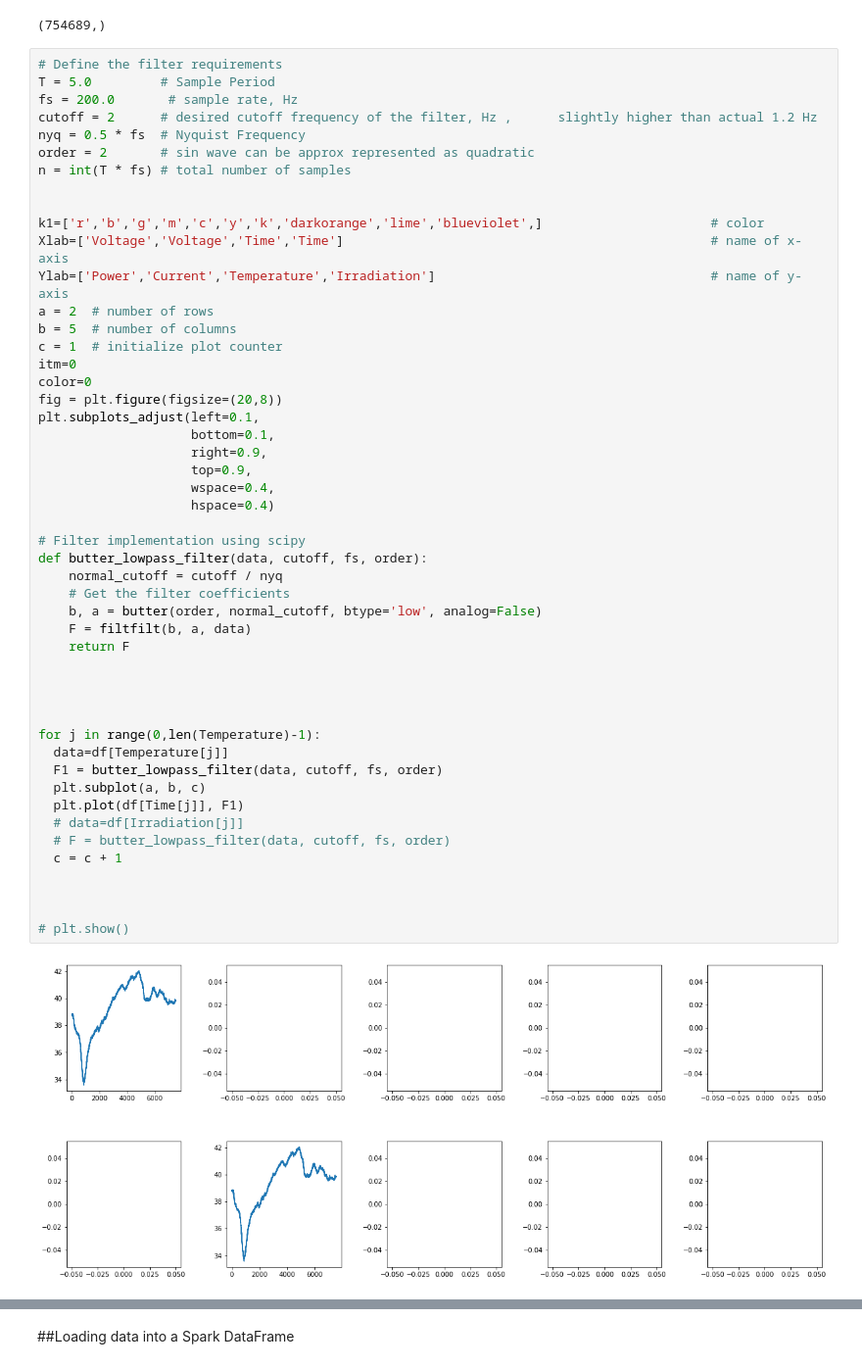
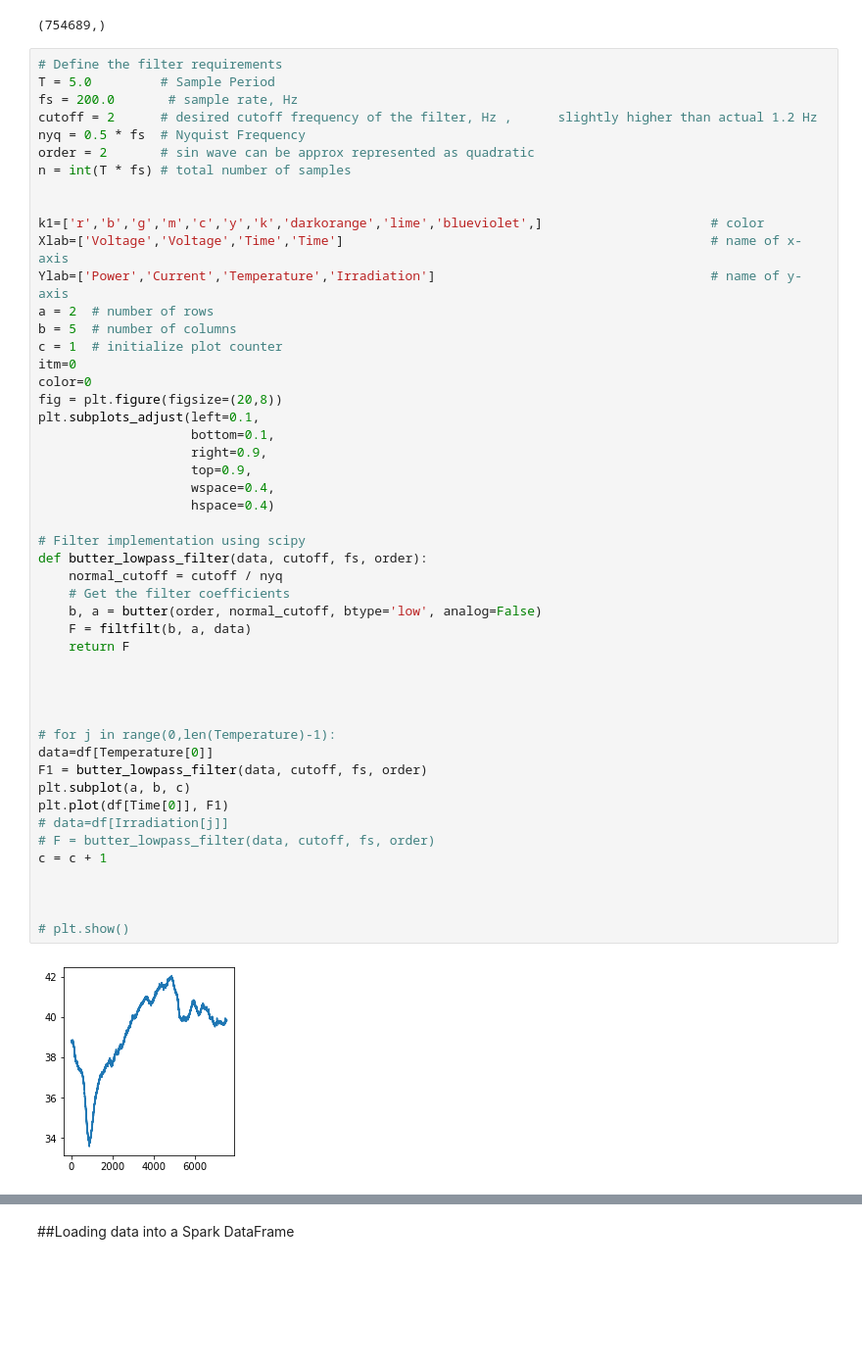
Before and after one commit to Mohamed-derbeli/ML-for-maximum-power-point-tracking-prediction-in-PV-system, a Jupyter notebook: ML_for_MPPT_prediction_in_PV_system.ipynb, the cells around one changed output, grey strips where cells are left out. Shown at 98% size. Saved outputs shown, nothing was run; the diff lists cells and outputs as text; blank space fills up the shorter version.

```diff
--- a/ML_for_MPPT_prediction_in_PV_system.ipynb
+++ b/ML_for_MPPT_prediction_in_PV_system.ipynb
@@ -265,39 +265,39 @@ Xlab=['Voltage','Voltage','Time','Time']
 Ylab=['Power','Current','Temperature','Irradiation']                                    # name of y-axis
 a = 2  # number of rows
 b = 5  # number of columns
 c = 1  # initialize plot counter
 itm=0
 color=0
 fig = plt.figure(figsize=(20,8))
 plt.subplots_adjust(left=0.1,
                     bottom=0.1,
                     right=0.9,
                     top=0.9,
                     wspace=0.4,
                     hspace=0.4)
 
 # Filter implementation using scipy
 def butter_lowpass_filter(data, cutoff, fs, order):
     normal_cutoff = cutoff / nyq
     # Get the filter coefficients
     b, a = butter(order, normal_cutoff, btype='low', analog=False)
     F = filtfilt(b, a, data)
     return F
 
 
 
 
-for j in range(0,len(Temperature)-1):
-  data=df[Temperature[j]]
-  F1 = butter_lowpass_filter(data, cutoff, fs, order)
-  plt.subplot(a, b, c)
-  plt.plot(df[Time[j]], F1)
-  # data=df[Irradiation[j]]
-  # F = butter_lowpass_filter(data, cutoff, fs, order)
-  c = c + 1
+# for j in range(0,len(Temperature)-1):
+data=df[Temperature[0]]
+F1 = butter_lowpass_filter(data, cutoff, fs, order)
+plt.subplot(a, b, c)
+plt.plot(df[Time[0]], F1)
+# data=df[Irradiation[j]]
+# F = butter_lowpass_filter(data, cutoff, fs, order)
+c = c + 1
 
 
 
 # plt.show()
 # %% [output]
-[figure, old version]
+[figure, new version]
```
Also changed, not shown: parts of 2 cells of this notebook.
